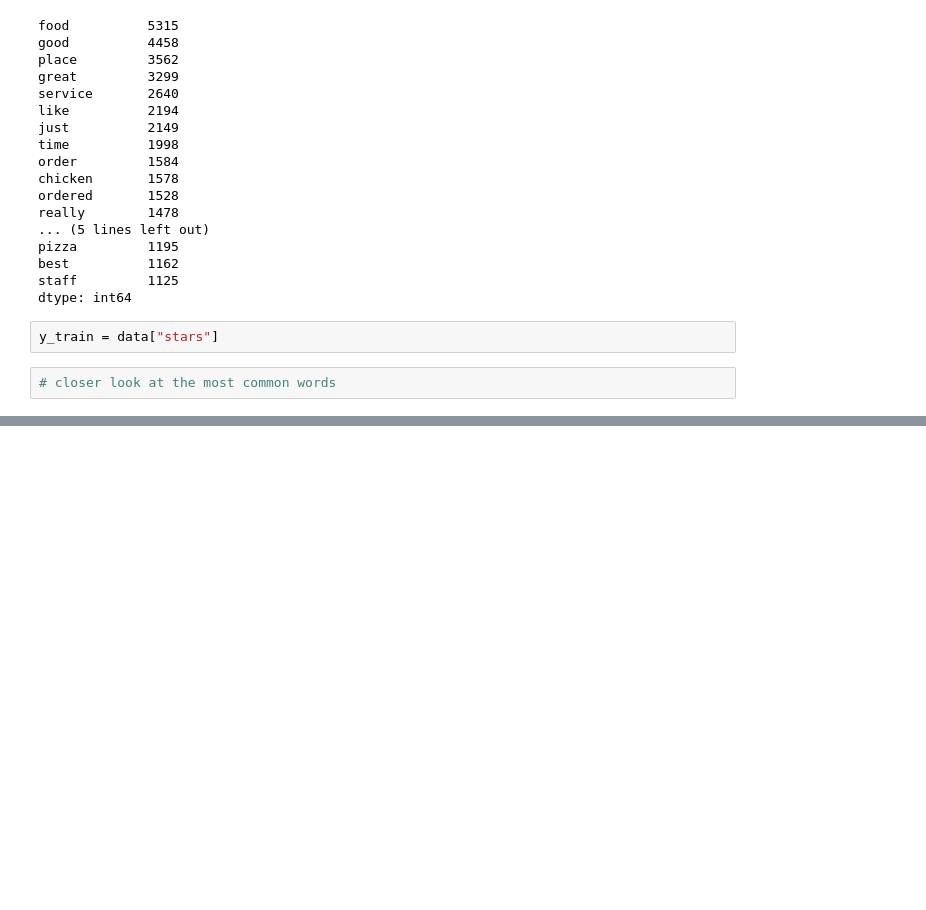
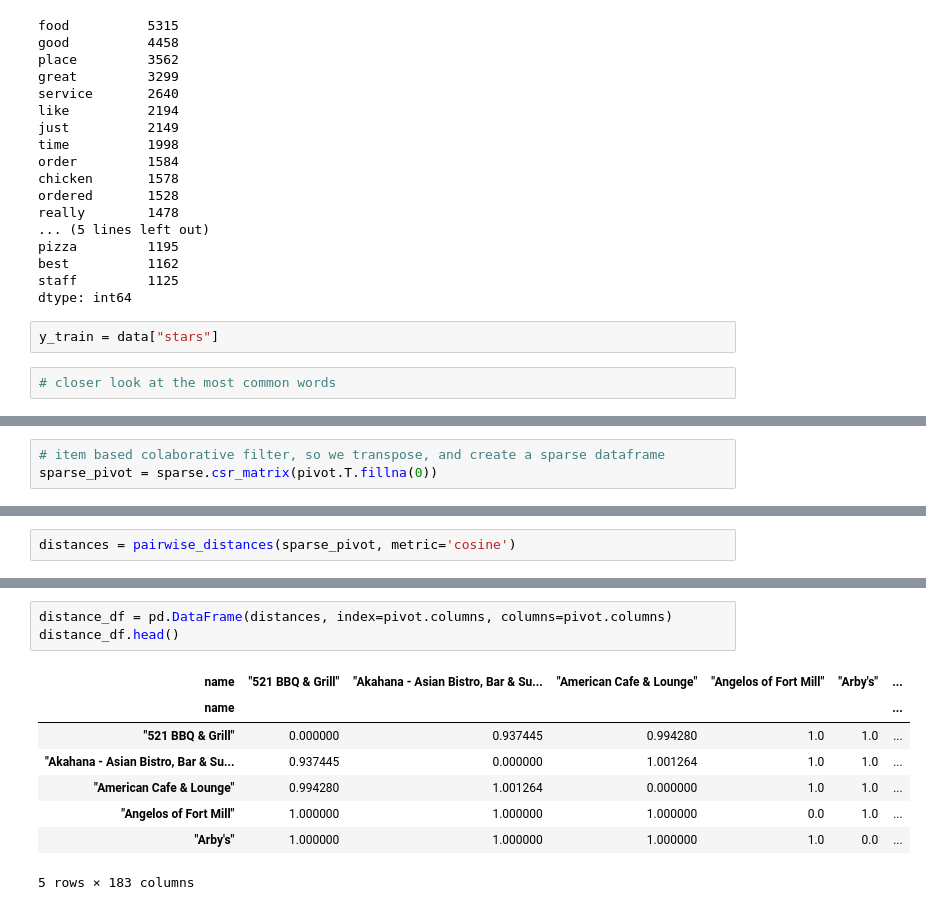
Before and after one commit to schubline/capstone_project, a Jupyter notebook: eda_notebooks/nlp_food_review_sc.ipynb, the cells around one changed output, grey strips where cells are left out. Saved outputs shown, nothing was run; the diff lists cells and outputs as text; blank space fills up the shorter version.

```diff
--- a/eda_notebooks/nlp_food_review_sc.ipynb
+++ b/eda_notebooks/nlp_food_review_sc.ipynb
@@ -807,0 +1238,3 @@ y_train = data["stars"]
+# %%
+# item based colaborative filter, so we transpose, and create a sparse dataframe
+sparse_pivot = sparse.csr_matrix(pivot.T.fillna(0))
@@ -807,0 +1249,2 @@ y_train = data["stars"]
+# %%
+distances = pairwise_distances(sparse_pivot, metric='cosine')
@@ -807,0 +1255,12 @@ y_train = data["stars"]
+# %%
+distance_df = pd.DataFrame(distances, index=pivot.columns, columns=pivot.columns)
+distance_df.head()
+# %% [output]
+| name | "521 BBQ & Grill" | "Akahana - Asian Bistro, Bar & Su... | "American Cafe & Lounge" | "Angelos of Fort Mill" | "Arby's" | ... |
+| name |  |  |  |  |  | ... |
+| "521 BBQ & Grill" | 0.000000 | 0.937445 | 0.994280 | 1.0 | 1.0 | ... |
+| "Akahana - Asian Bistro, Bar & Su... | 0.937445 | 0.000000 | 1.001264 | 1.0 | 1.0 | ... |
+| "American Cafe & Lounge" | 0.994280 | 1.001264 | 0.000000 | 1.0 | 1.0 | ... |
+| "Angelos of Fort Mill" | 1.000000 | 1.000000 | 1.000000 | 0.0 | 1.0 | ... |
+| "Arby's" | 1.000000 | 1.000000 | 1.000000 | 1.0 | 0.0 | ... |
+5 rows × 183 columns
```
Also changed, not shown: parts of 93 cells of this notebook, 2 other files.
